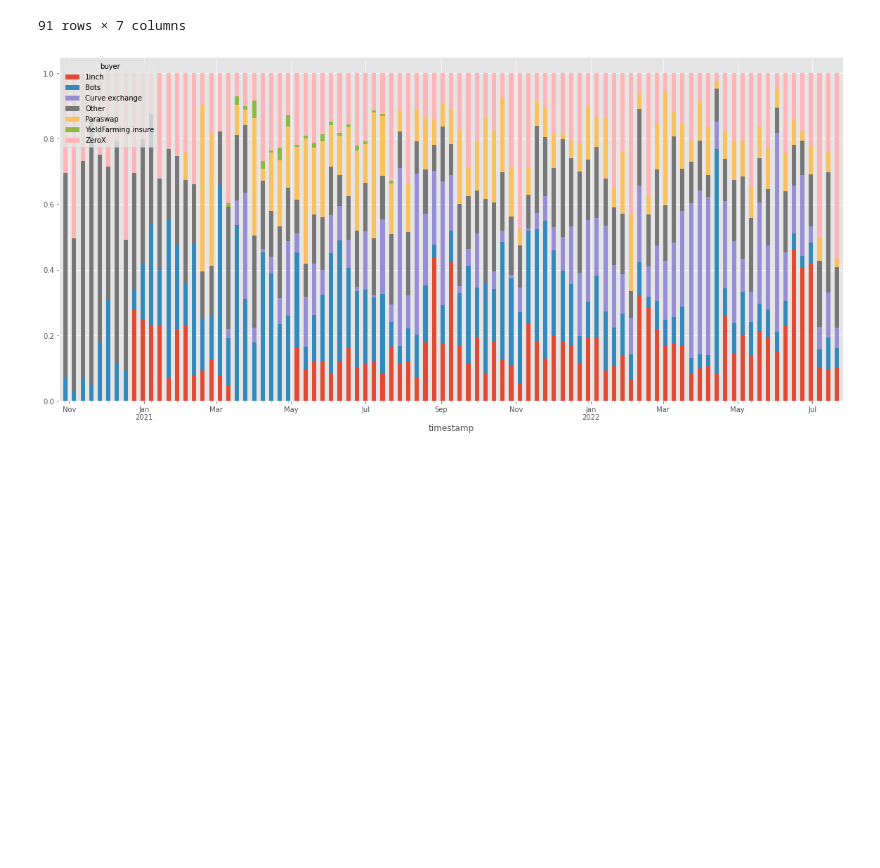
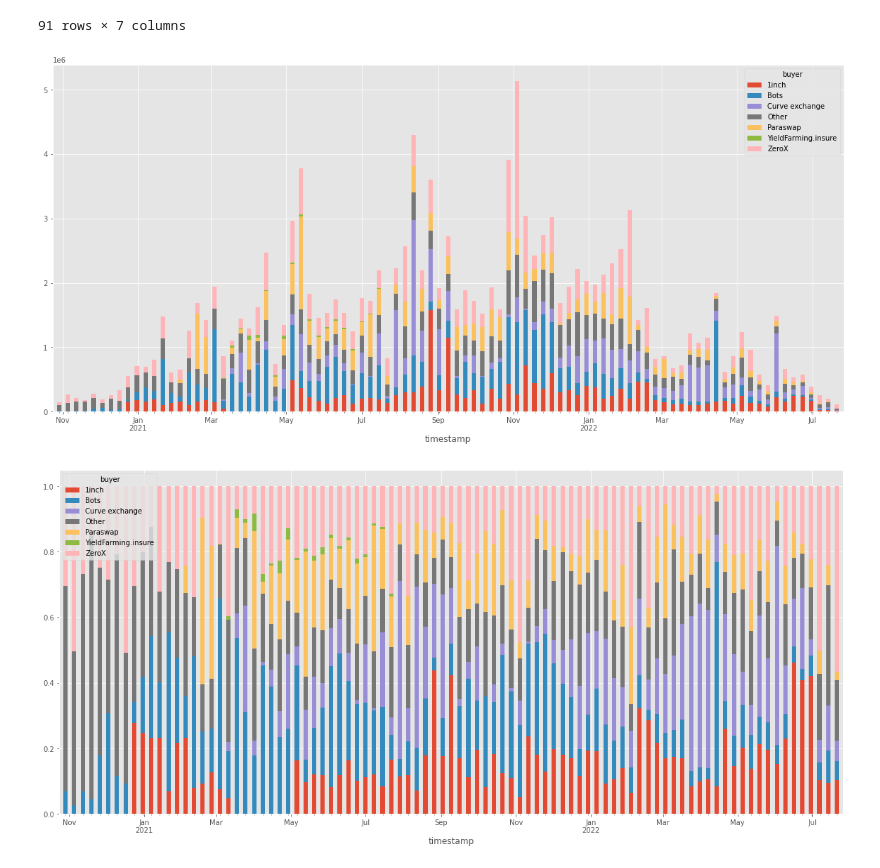
Before and after one commit to benber86/curve-volume-sources, a Jupyter notebook: Volume sources.ipynb, the cells around one changed output. Cells and saved outputs as stored; diff of their text form; code cells hidden in the pictures; blank space fills up the shorter version.

Commit message:
Abs numbers chart

```diff
--- a/Volume sources.ipynb
+++ b/Volume sources.ipynb
@@ -243,6 +229,30 @@ chart_data
 # %%
 import matplotlib.dates as mdates
 import numpy as np
+# %%
+ax = chart_data.plot.bar(stacked=True, figsize=(20,10))
+
+bar_width_md_default, = np.diff(mdates.date2num(chart_data.index[:2]))/2
+bar_width = ax.patches[0].get_width()
+bar_width_md = bar_width*bar_width_md_default/0.5
+x_bars_md = mdates.date2num(chart_data.index) - bar_width_md/2
+nvar = len(ax.get_legend_handles_labels()[1])
+x_patches_md = np.ravel(nvar*[x_bars_md])
+for patch, x_md in zip(ax.patches, x_patches_md):
+    patch.set_x(x_md)
+    patch.set_width(bar_width_md)
+maj_loc = mdates.AutoDateLocator()
+ax.xaxis.set_major_locator(maj_loc)
+ax.set_xticks(x_bars_md + bar_width_md/2, minor=True)
+zfmts = ['', '%b\n%Y', '%b', '%b-%d', '%H:%M', '%H:%M']
+fmt = mdates.ConciseDateFormatter(maj_loc, zero_formats=zfmts, show_offset=False)
+ax.xaxis.set_major_formatter(fmt)
+xmin = min(x_bars_md) - bar_width_md
+xmax = max(x_bars_md) + 2*bar_width_md
+ax.set_xlim(xmin, xmax)
+ax.figure.autofmt_xdate(rotation=0, ha='center')
+# %% [output]
+[figure, added]
 # %%
 ax = chart_data.divide(chart_data.sum(axis=1), axis=0).plot.bar(stacked=True, figsize=(20,10))
 
```
Also changed, not shown: parts of 1 cell of this notebook.
